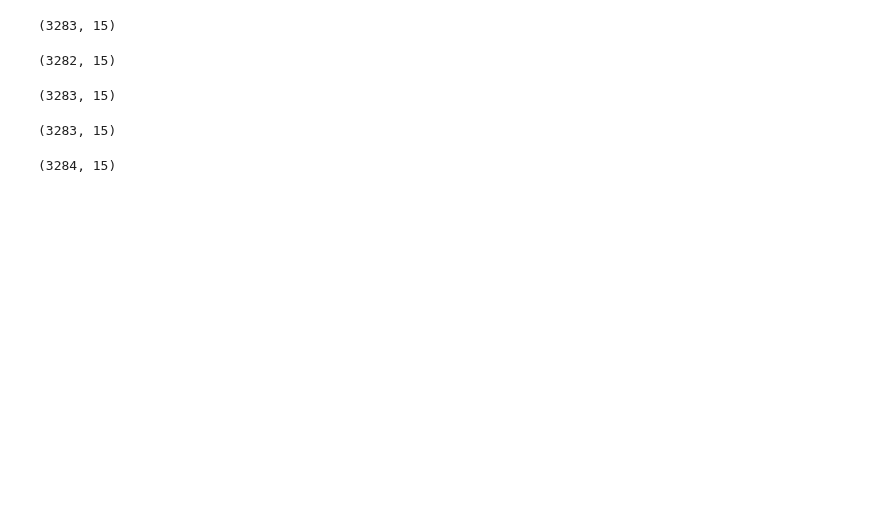
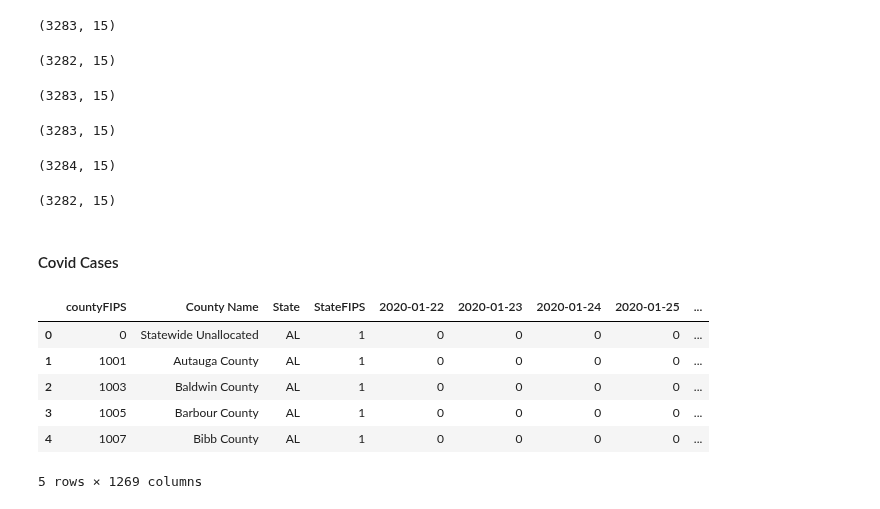
Before and after one commit to rafirahman27/Preparing_for_the_next_Pandemic, a Jupyter notebook: Katie.ipynb, the cells around one changed output. Cells and saved outputs as stored; diff of their text form; code cells hidden in the pictures; blank space fills up the shorter version.

```diff
--- a/Katie.ipynb
+++ b/Katie.ipynb
@@ -765,3 +765,9 @@ covid_vax[covid_vax['Date'] == '1/31/2022'].shape
 covid_vax[covid_vax['Date'] == '4/30/2022'].shape
 # %% [output]
 (3284, 15)
+# %%
+covid_vax[covid_vax['Date'] == '10/18/2021'].shape
+# %% [output]
+(3282, 15)
+# %% [markdown]
+#### Covid Cases
@@ -767,0 +776,10 @@ covid_vax[covid_vax['Date'] == '4/30/2022'].shape
+# %%
+cases.head()
+# %% [output]
+|  | countyFIPS | County Name | State | StateFIPS | 2020-01-22 | 2020-01-23 | 2020-01-24 | 2020-01-25 | ... |
+| 0 | 0 | Statewide Unallocated | AL | 1 | 0 | 0 | 0 | 0 | ... |
+| 1 | 1001 | Autauga County | AL | 1 | 0 | 0 | 0 | 0 | ... |
+| 2 | 1003 | Baldwin County | AL | 1 | 0 | 0 | 0 | 0 | ... |
+| 3 | 1005 | Barbour County | AL | 1 | 0 | 0 | 0 | 0 | ... |
+| 4 | 1007 | Bibb County | AL | 1 | 0 | 0 | 0 | 0 | ... |
+5 rows × 1269 columns
```
Also changed, not shown: parts of 11 cells of this notebook.
